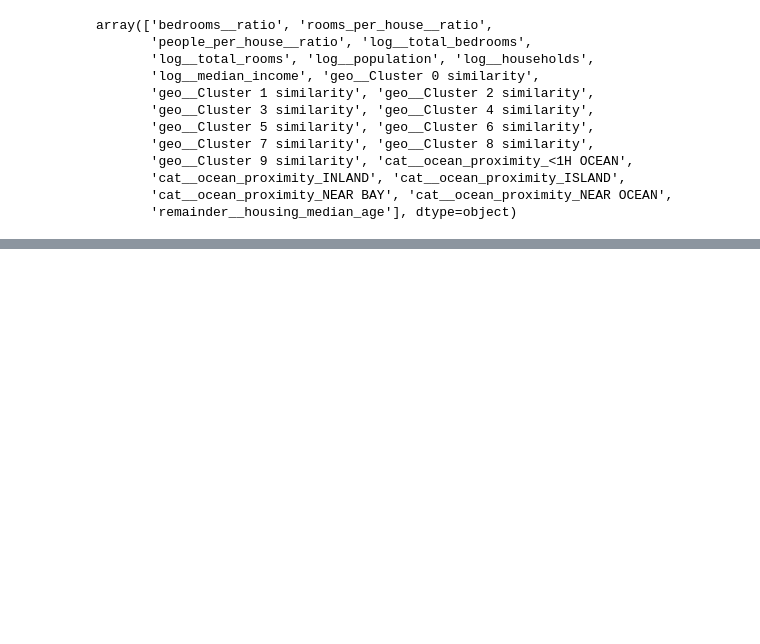
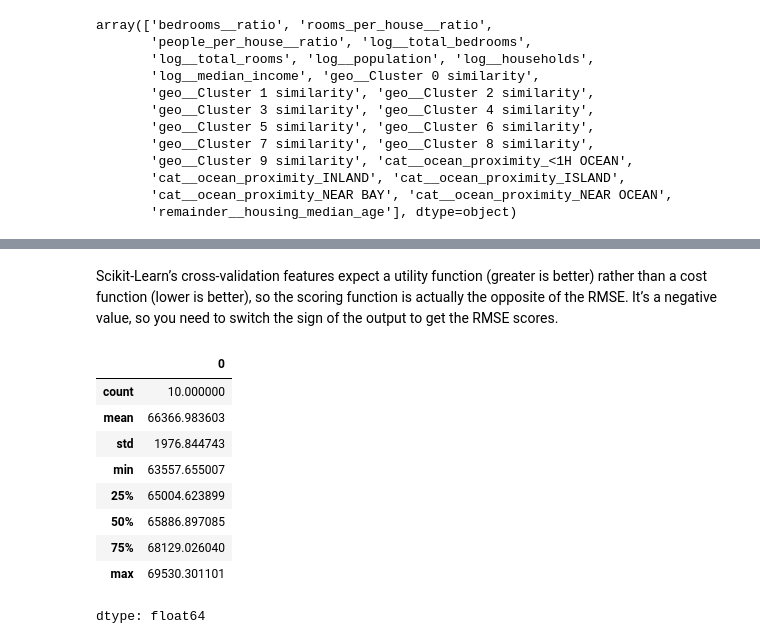
Before and after one commit to dmuman/ML-projects-and-tutorials, a Jupyter notebook: book/Linear Regression/House_value_prediction.ipynb, the cells around one changed output, grey strips where cells are left out. Drawn from its saved outputs; the diff is of its cells as text; code cells hidden in the pictures; blank space fills up the shorter version.

```diff
--- a/book/Linear Regression/House_value_prediction.ipynb
+++ b/book/Linear Regression/House_value_prediction.ipynb
@@ -1123,0 +1130,5 @@ array(['bedrooms__ratio', 'rooms_per_house__ratio',
+# %%
+from sklearn.linear_model import LinearRegression
+
+lin_reg = make_pipeline(preprocessing, LinearRegression())
+lin_reg.fit(housing, housing_labels)
@@ -1123,0 +1242,24 @@ array(['bedrooms__ratio', 'rooms_per_house__ratio',
+# %%
+from sklearn.model_selection import cross_val_score
+
+tree_rmses = -cross_val_score(tree_reg, housing, housing_labels,
+                              scoring="neg_root_mean_squared_error", cv=10)
+# %% [markdown]
+Scikit-Learn’s cross-validation features expect a utility function (greater is
+better) rather than a cost function (lower is better), so the scoring function
+is actually the opposite of the RMSE. It’s a negative value, so you need to
+switch the sign of the output to get the RMSE scores.
+# %%
+# now to see the results
+pd.Series(tree_rmses).describe()
+# %% [output]
+|  | 0 |
+| count | 10.000000 |
+| mean | 66366.983603 |
+| std | 1976.844743 |
+| min | 63557.655007 |
+| 25% | 65004.623899 |
+| 50% | 65886.897085 |
+| 75% | 68129.026040 |
+| max | 69530.301101 |
+dtype: float64
```
Also changed, not shown: parts of 34 cells of this notebook.
